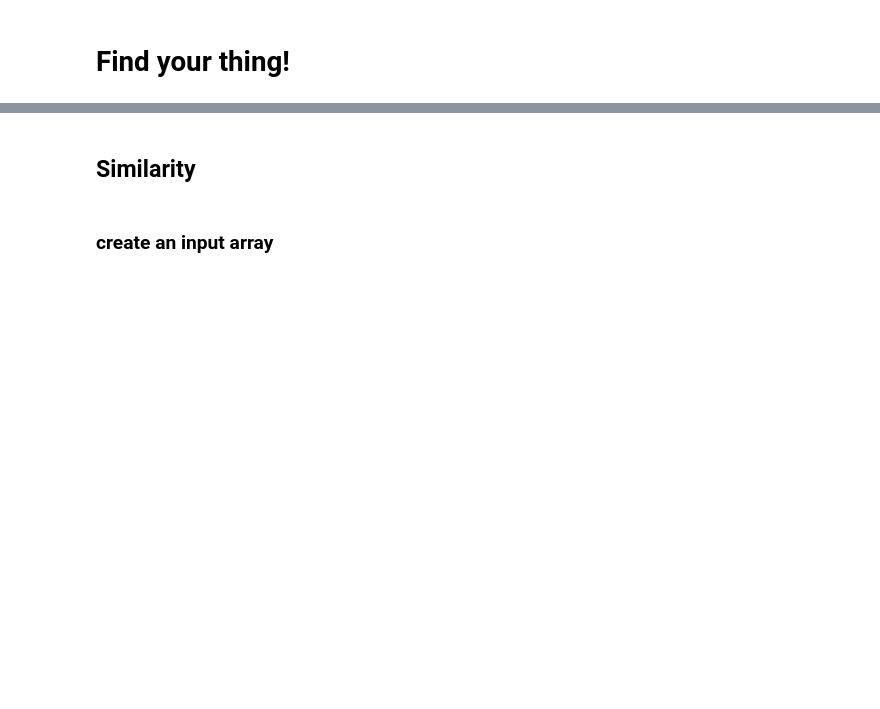
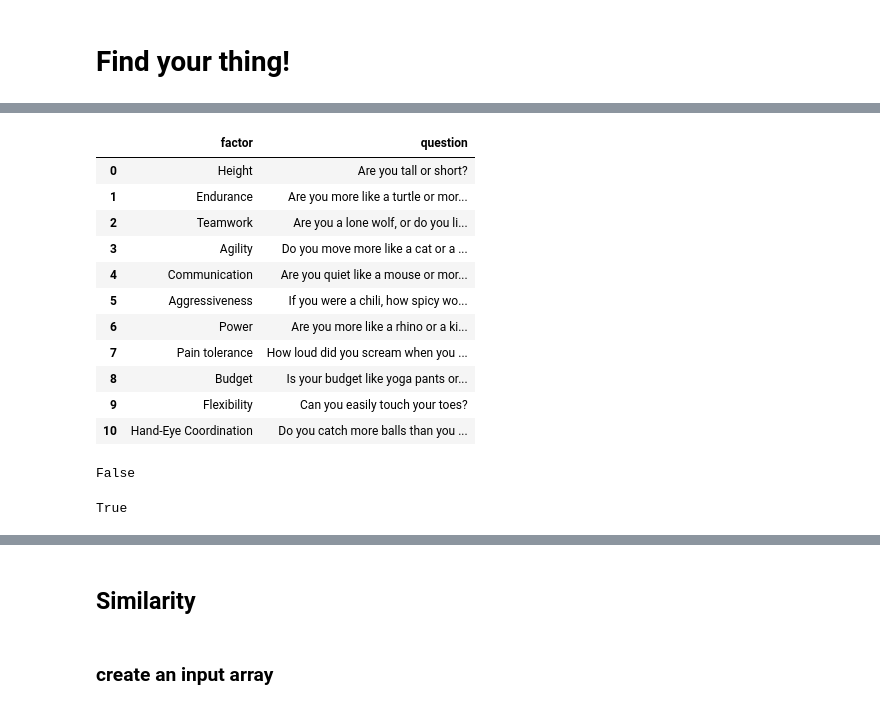
Before and after one commit to modiem/sport-finder, a Jupyter notebook: EDA.ipynb, the cells around one changed output, grey strips where cells are left out. Cells and saved outputs as stored; diff of their text form; code cells hidden in the pictures; blank space fills up the shorter version.

```diff
--- a/EDA.ipynb
+++ b/EDA.ipynb
@@ -31,0 +35,24 @@ Index(['Endurance', 'Strength', 'Power', 'Agility', 'Flexibility', 'Pain',
+# %%
+q_df = pd.read_csv("data/question.csv")
+q_df
+# %% [output]
+|  | factor | question |
+| 0 | Height | Are you tall or short? |
+| 1 | Endurance | Are you more like a turtle or mor... |
+| 2 | Teamwork | Are you a lone wolf, or do you li... |
+| 3 | Agility | Do you move more like a cat or a ... |
+| 4 | Communication | Are you quiet like a mouse or mor... |
+| 5 | Aggressiveness | If you were a chili, how spicy wo... |
+| 6 | Power | Are you more like a rhino or a ki... |
+| 7 | Pain tolerance | How loud did you scream when you ... |
+| 8 | Budget | Is your budget like yoga pants or... |
+| 9 | Flexibility | Can you easily touch your toes? |
+| 10 | Hand-Eye Coordination | Do you catch more balls than you ... |
+# %%
+set(q_df["factor"]) == set(df.columns)
+# %% [output]
+False
+# %%
+set(list(q_df["factor"])) == set(df.columns)
+# %% [output]
+True
```
Also changed, not shown: parts of 12 cells of this notebook, 1 other file.
